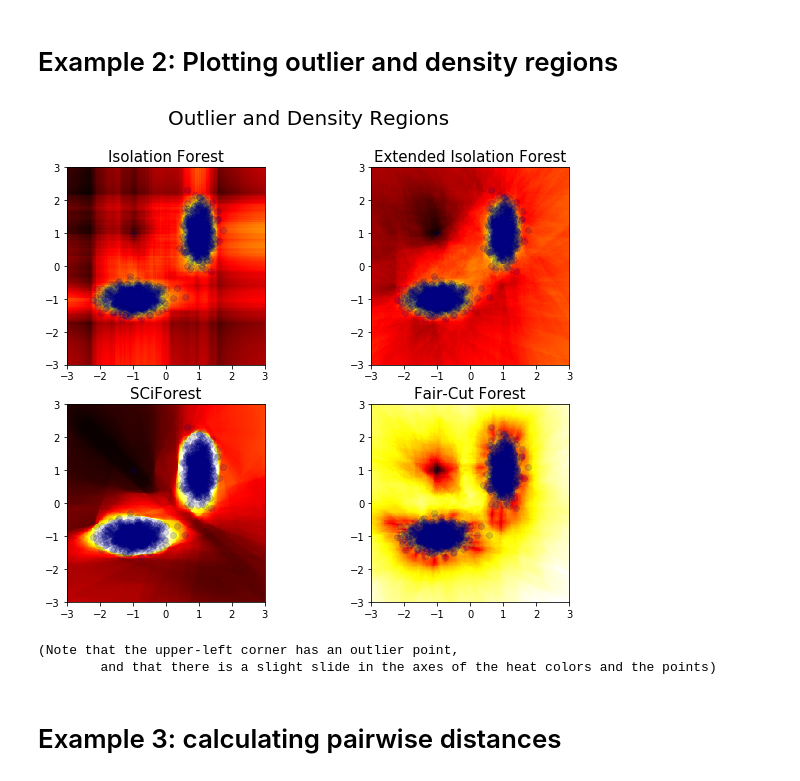
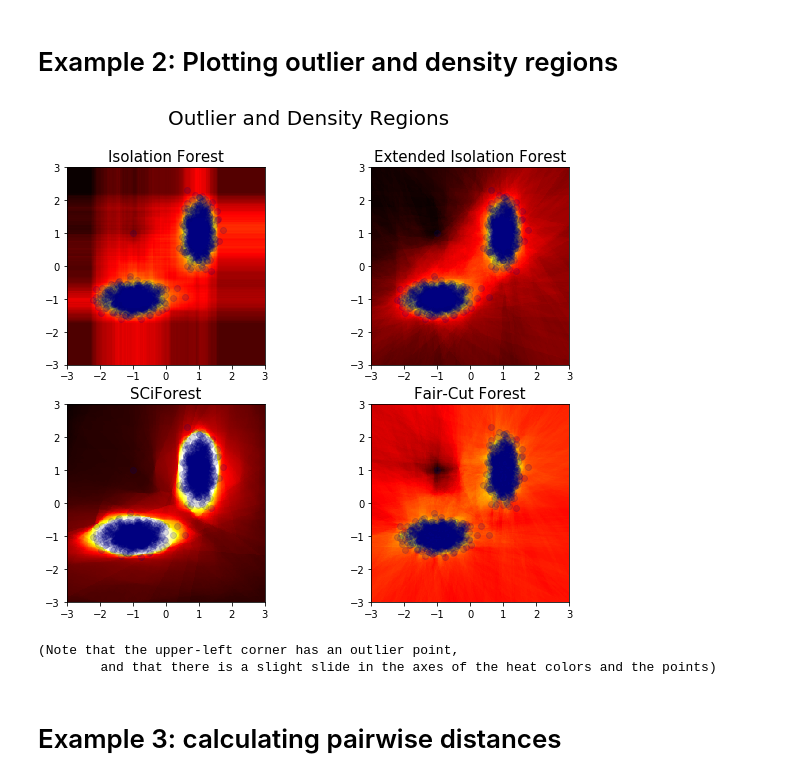
Before and after one commit to david-cortes/isotree, a Jupyter notebook: example/isotree_example.ipynb, the cells around one changed output. Saved outputs shown, nothing was run; the diff lists cells and outputs as text; code cells hidden in the pictures.

Commit message:
fix wrong direction of range penalization

```diff
--- a/example/isotree_example.ipynb
+++ b/example/isotree_example.ipynb
@@ -49,19 +49,29 @@ X = pd.concat([group1, group2], ignore_index=True)
 X = X.append(pd.DataFrame({"x" : [-1], "y" : [1]}), ignore_index = True)
 
 ### Single-variable Isolatio Forest
-iso_simple = IsolationForest(ndim=1, ntrees=100, prob_pick_pooled_gain=0)
+iso_simple = IsolationForest(ndim=1, ntrees=100,
+                             penalize_range=False,
+                             prob_pick_pooled_gain=0)
 iso_simple.fit(X)
 
 ### Extended Isolation Forest
-iso_ext = IsolationForest(ndim=2, ntrees=100, prob_pick_pooled_gain=0)
+iso_ext = IsolationForest(ndim=2, ntrees=100,
+                          penalize_range=False,
+                          prob_pick_pooled_gain=0)
 iso_ext.fit(X)
 
 ### SCiForest
-iso_sci = IsolationForest(ndim=2, ntrees=100, prob_pick_avg_gain=1, prob_pick_pooled_gain=0)
+iso_sci = IsolationForest(ndim=2, ntrees=100,
+                          penalize_range=True,
+                          prob_pick_avg_gain=1,
+                          prob_pick_pooled_gain=0)
 iso_sci.fit(X)
 
 ### Fair-Cut Forest
-iso_fcf = IsolationForest(ndim=2, ntrees=100, prob_pick_avg_gain=0, prob_pick_pooled_gain=1)
+iso_fcf = IsolationForest(ndim=2, ntrees=100,
+                          penalize_range=False,
+                          prob_pick_avg_gain=0,
+                          prob_pick_pooled_gain=1)
 iso_fcf.fit(X)
 
 ### Plot as a heatmap
@@ -75,34 +85,34 @@ space_index = pd.MultiIndex.from_arrays([space[:, 0], space[:, 1]])
 
 def plot_space(Z, space_index, X):
     df = pd.DataFrame({"z" : Z}, index = space_index)
     df = df.unstack()
     df = df[df.columns.values[::-1]]
     plt.imshow(df, extent = [-3, 3, -3, 3], cmap = 'hot_r')
     plt.scatter(x = X['x'], y = X['y'], alpha = .15, c = 'navy')
 
 plt.suptitle("Outlier and Density Regions", fontsize = 20)
 
 plt.subplot(2, 2, 1)
 plot_space(Z_sim, space_index, X)
 plt.title("Isolation Forest", fontsize=15)
 
 plt.subplot(2, 2, 2)
 plot_space(Z_ext, space_index, X)
 plt.title("Extended Isolation Forest", fontsize=15)
 
 plt.subplot(2, 2, 3)
 plot_space(Z_sci, space_index, X)
 plt.title("SCiForest", fontsize=15)
 
 plt.subplot(2, 2, 4)
 plot_space(Z_fcf, space_index, X)
 plt.title("Fair-Cut Forest", fontsize=15)
 plt.show()
 
 print("(Note that the upper-left corner has an outlier point,\n\
         and that there is a slight slide in the axes of the heat colors and the points)")
 # %% [output]
-[figure, old version]
+[figure, new version]
 (Note that the upper-left corner has an outlier point,
         and that there is a slight slide in the axes of the heat colors and the points)
 # %% [markdown]
```
Also changed, not shown: parts of 1 cell of this notebook, 6 other files.
